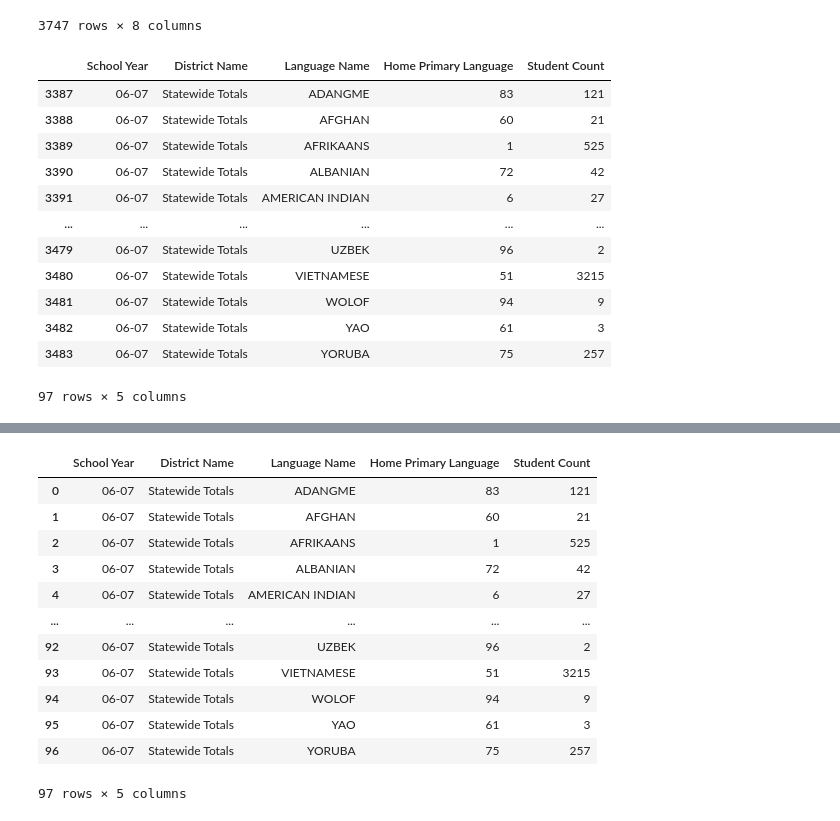
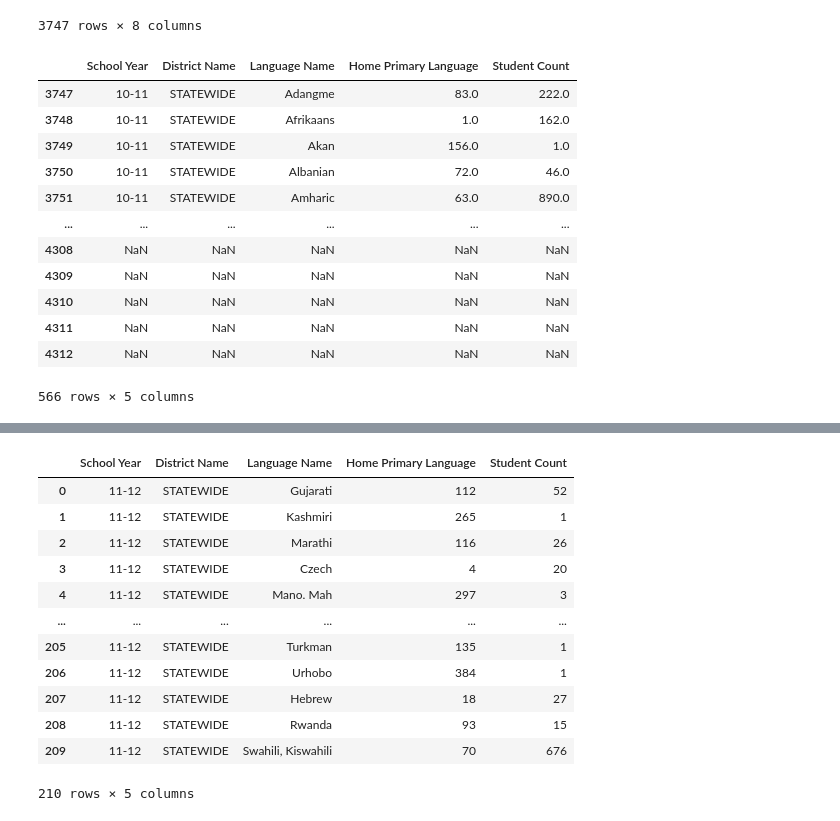
Before and after one commit to NTTGermania/Project-1-Group-7-Analysis-of-languages-in-Minnesota, a Jupyter notebook: Project#1test.ipynb, the cells around one changed output, grey strips where cells are left out. Saved outputs shown, nothing was run; the diff lists cells and outputs as text; code cells hidden in the pictures.

```diff
--- a/Project#1test.ipynb
+++ b/Project#1test.ipynb
@@ -247,22 +256,22 @@ primary_home_language_2011_final_df
 3747 rows × 8 columns
 # %%
 language_summary_2011_df = primary_home_language_2011_summary_df[primary_home_language_2011_summary_df["Strata Number"].isna()]
-language_summary_2011_final_df = language_summary_df.drop(columns = {"County Name", "Strata Number", "Strata Name"})
+language_summary_2011_final_df = language_summary_2011_df.drop(columns = {"County Name", "Strata Number", "Strata Name"})
 language_summary_2011_final_df
 # %% [output]
 |  | School Year | District Name | Language Name | Home Primary Language | Student Count |
-| 3387 | 06-07 | Statewide Totals | ADANGME | 83 | 121 |
-| 3388 | 06-07 | Statewide Totals | AFGHAN | 60 | 21 |
-| 3389 | 06-07 | Statewide Totals | AFRIKAANS | 1 | 525 |
-| 3390 | 06-07 | Statewide Totals | ALBANIAN | 72 | 42 |
-| 3391 | 06-07 | Statewide Totals | AMERICAN INDIAN | 6 | 27 |
+| 3747 | 10-11 | STATEWIDE | Adangme | 83.0 | 222.0 |
+| 3748 | 10-11 | STATEWIDE | Afrikaans | 1.0 | 162.0 |
+| 3749 | 10-11 | STATEWIDE | Akan | 156.0 | 1.0 |
+| 3750 | 10-11 | STATEWIDE | Albanian | 72.0 | 46.0 |
+| 3751 | 10-11 | STATEWIDE | Amharic | 63.0 | 890.0 |
 | ... | ... | ... | ... | ... | ... |
-| 3479 | 06-07 | Statewide Totals | UZBEK | 96 | 2 |
-| 3480 | 06-07 | Statewide Totals | VIETNAMESE | 51 | 3215 |
-| 3481 | 06-07 | Statewide Totals | WOLOF | 94 | 9 |
-| 3482 | 06-07 | Statewide Totals | YAO | 61 | 3 |
-| 3483 | 06-07 | Statewide Totals | YORUBA | 75 | 257 |
+| 4308 | NaN | NaN | NaN | NaN | NaN |
+| 4309 | NaN | NaN | NaN | NaN | NaN |
+| 4310 | NaN | NaN | NaN | NaN | NaN |
+| 4311 | NaN | NaN | NaN | NaN | NaN |
+| 4312 | NaN | NaN | NaN | NaN | NaN |
-97 rows × 5 columns
+566 rows × 5 columns
 # %%
 primary_home_language_2012 = "data/2011-2012 Primary Home Language Totals.csv"
 primary_home_language_2012_df = pd.read_csv(primary_home_language_2012)
@@ -302,22 +311,22 @@ primary_home_language_2012_final_df
 4082 rows × 8 columns
 # %%
 language_summary_2012_df = primary_home_language_2012_summary_df[primary_home_language_2012_summary_df["Strata Number"].isna()]
-language_summary_2012_final_df = language_summary_df.drop(columns = {"County Name", "Strata Number", "Strata Name"}).reset_index(drop=True)
+language_summary_2012_final_df = language_summary_2012_df.drop(columns = {"County Name", "Strata Number", "Strata Name"}).reset_index(drop=True)
 language_summary_2012_final_df
 # %% [output]
 |  | School Year | District Name | Language Name | Home Primary Language | Student Count |
-| 0 | 06-07 | Statewide Totals | ADANGME | 83 | 121 |
-| 1 | 06-07 | Statewide Totals | AFGHAN | 60 | 21 |
-| 2 | 06-07 | Statewide Totals | AFRIKAANS | 1 | 525 |
-| 3 | 06-07 | Statewide Totals | ALBANIAN | 72 | 42 |
-| 4 | 06-07 | Statewide Totals | AMERICAN INDIAN | 6 | 27 |
+| 0 | 11-12 | STATEWIDE | Gujarati | 112 | 52 |
+| 1 | 11-12 | STATEWIDE | Kashmiri | 265 | 1 |
+| 2 | 11-12 | STATEWIDE | Marathi | 116 | 26 |
+| 3 | 11-12 | STATEWIDE | Czech | 4 | 20 |
+| 4 | 11-12 | STATEWIDE | Mano. Mah | 297 | 3 |
 | ... | ... | ... | ... | ... | ... |
-| 92 | 06-07 | Statewide Totals | UZBEK | 96 | 2 |
-| 93 | 06-07 | Statewide Totals | VIETNAMESE | 51 | 3215 |
-| 94 | 06-07 | Statewide Totals | WOLOF | 94 | 9 |
-| 95 | 06-07 | Statewide Totals | YAO | 61 | 3 |
-| 96 | 06-07 | Statewide Totals | YORUBA | 75 | 257 |
+| 205 | 11-12 | STATEWIDE | Turkman | 135 | 1 |
+| 206 | 11-12 | STATEWIDE | Urhobo | 384 | 1 |
+| 207 | 11-12 | STATEWIDE | Hebrew | 18 | 27 |
+| 208 | 11-12 | STATEWIDE | Rwanda | 93 | 15 |
+| 209 | 11-12 | STATEWIDE | Swahili, Kiswahili | 70 | 676 |
-97 rows × 5 columns
+210 rows × 5 columns
 # %%
 primary_home_language_2013 = "data/2012-13 Primary Home Language Totals.csv"
 primary_home_language_2013_df = pd.read_csv(primary_home_language_2013)
```
Also changed, not shown: parts of 22 cells of this notebook.
